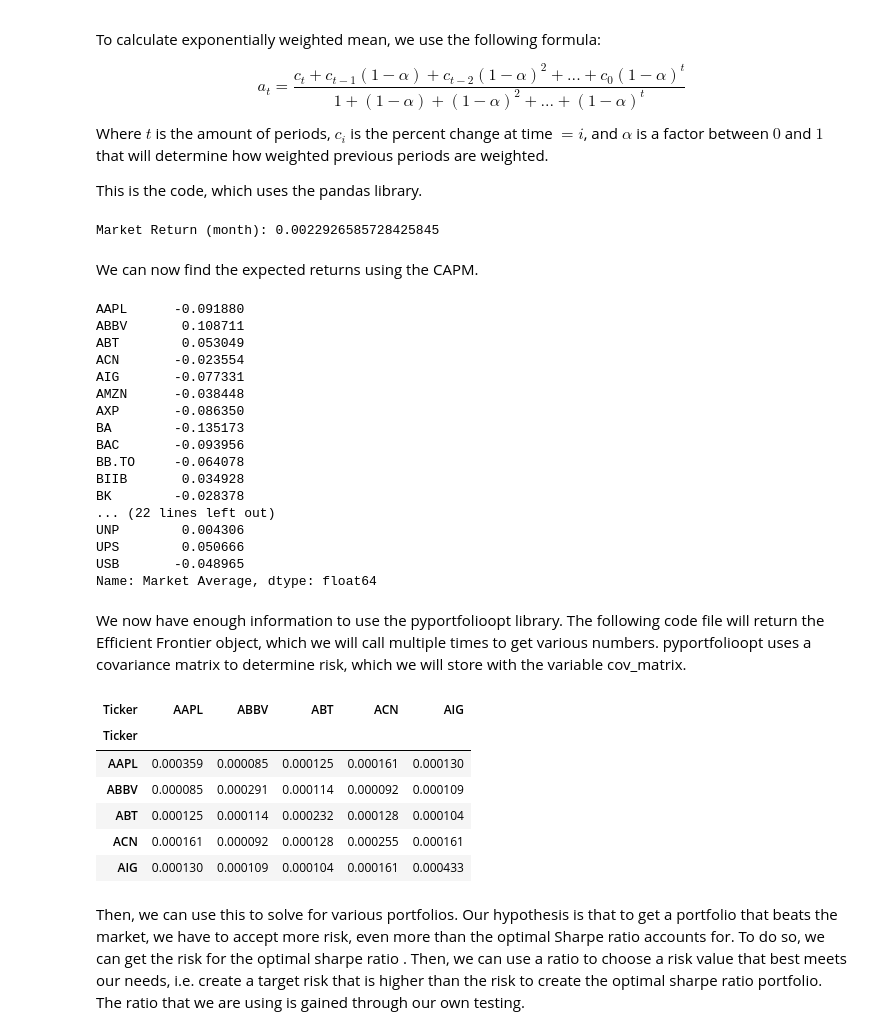
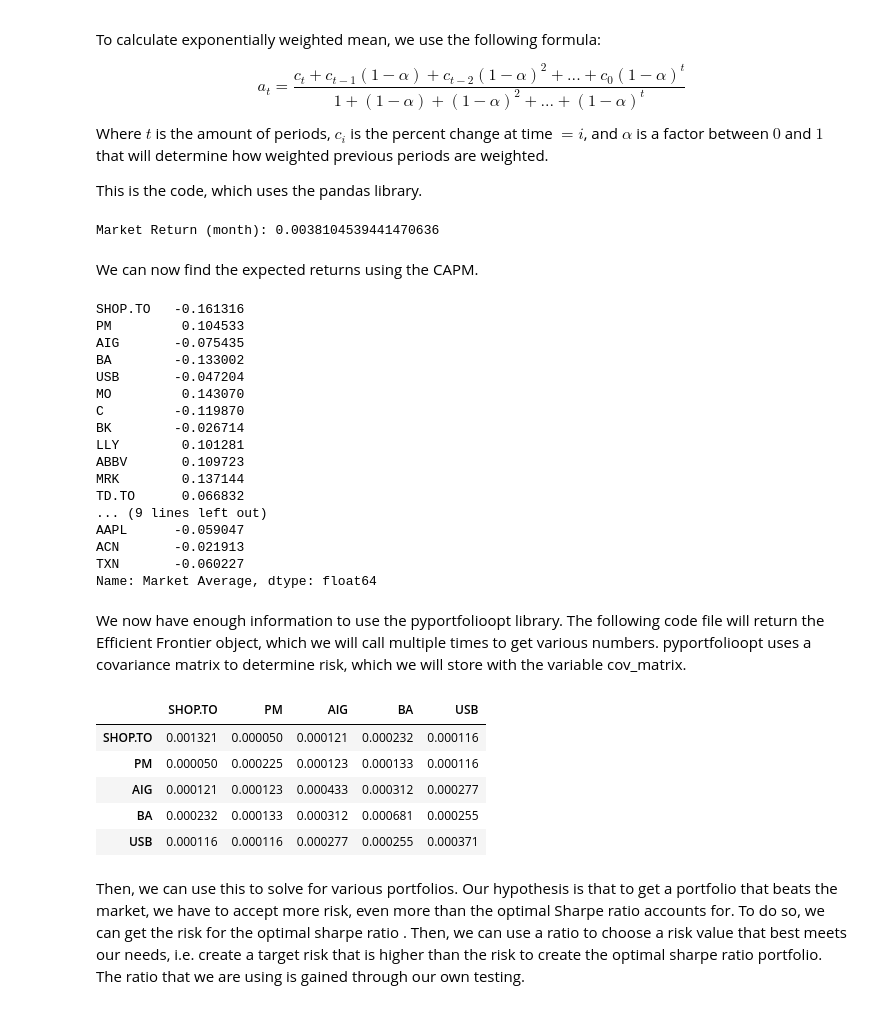
Before and after one commit to JasonLi14/Portfolio-Analyzer, a Jupyter notebook: Team_02_Assignment.ipynb, the cells around one changed output. Cells and saved outputs as stored; diff of their text form; code cells hidden in the pictures.

```diff
--- a/Team_02_Assignment.ipynb
+++ b/Team_02_Assignment.ipynb
@@ -70,6 +69,8 @@ def valid_stocks(tickers_file):
     first_stock.append(tickers_df.columns[0])
     rest_stock = tickers_df.iloc[:, 0].tolist()
     tickers_list = first_stock + rest_stock
+    # Remove duplicates
+    tickers_list = list(set(tickers_list))
 
     # Define the date range for historical data
     start = '2023-10-01'
@@ -572,7 +564,7 @@ def filtering(list_len, stock_correlation_tiers):
 
 ticker_lst = [best_stock]
 
-ticker_lst += filtering(24, stock_correlation_tiers)
+ticker_lst += filtering(23, stock_correlation_tiers)
 
 print(ticker_lst)
 # %% [output]
@@ -747,10 +734,9 @@ market_data["XIU.TO"] = market_data["XIU.TO"] * 1000 / market_data["XIU.TO"].ilo
 market_data["Market Average"] = (market_data["^GSPC"] + market_data["XIU.TO"]) / 2
 display(market_data.head())
 
-
 # -- Now, we find the beta -- #
 # Get stock data
-beta_df = pd.concat([close_prices, market_data["Market Average"]], axis=1)
+beta_df = pd.concat([stock_close_prices, market_data["Market Average"]], axis=1)
 beta_df.dropna(axis=0, inplace=True)
 # Find percent movement
 beta_df_pct = convertToPct(beta_df)
@@ -800,11 +786,11 @@ This is the code, which uses the pandas library.
 # %%
 market_data_pct = convertToPct(market_data)
 market_data_pct.index = pd.to_datetime(market_data_pct.index)
-resampled = market_data_pct.resample("M").ffill()
+resampled = market_data_pct.resample("MS").ffill()
 market_return = resampled.ewm(alpha=0.8, adjust=True).mean()["^GSPC"].iloc[-1]  # We want the last value
 print("Market Return (month):", market_return)  # Remember that this is a percent, not a decimal
 # %% [output]
-Market Return (month): 0.0022926585728425845
+Market Return (month): 0.0038104539441470636
 # %% [markdown]
 We can now find the expected returns using the CAPM.
 # %%
@@ -812,43 +798,42 @@ risk_free = 3.86
 returns = risk_free/12 + betas[:-1]  * (market_return - risk_free/12) # The risk free rate is for a year, so we divide by 12
 display(returns)
 # %% [output]
-AAPL      -0.091880
-ABBV       0.108711
-ABT        0.053049
-ACN       -0.023554
-AIG       -0.077331
-AMZN      -0.038448
-AXP       -0.086350
-BA        -0.135173
-BAC       -0.093956
-BB.TO     -0.064078
-BIIB       0.034928
-BK        -0.028378
-... (22 lines left out)
-UNP        0.004306
-UPS        0.050666
-USB       -0.048965
+SHOP.TO   -0.161316
+PM         0.104533
+AIG       -0.075435
+BA        -0.133002
+USB       -0.047204
+MO         0.143070
+C         -0.119870
+BK        -0.026714
+LLY        0.101281
+ABBV       0.109723
+MRK        0.137144
+TD.TO      0.066832
+... (9 lines left out)
+AAPL      -0.059047
+ACN       -0.021913
+TXN       -0.060227
 Name: Market Average, dtype: float64
 # %% [markdown]
 We now have enough information to use the pyportfolioopt library. The following code file will return the Efficient Frontier object, which we will call multiple times to get various numbers. pyportfolioopt uses a covariance matrix to determine risk, which we will store with the variable cov_matrix.
 # %%
 def optimizedEF(returns: pd.Series, risk: pd.DataFrame, min_weight: float = 0, max_weight: float = 0.15):
     # This will return the efficient frontier (i.e. most return for different amount of risk)
 
     # Because there's limits, we have to incorporate them
     EF = EfficientFrontier(returns, risk, weight_bounds=(min_weight, max_weight))
     return EF
 
-cov_matrix = convertToPct(close_prices).cov()
+cov_matrix = convertToPct(stock_close_prices).cov()
 display(cov_matrix.iloc[:5, :5])
 # %% [output]
-| Ticker | AAPL | ABBV | ABT | ACN | AIG |
-| Ticker |  |  |  |  |  |
-| AAPL | 0.000359 | 0.000085 | 0.000125 | 0.000161 | 0.000130 |
-| ABBV | 0.000085 | 0.000291 | 0.000114 | 0.000092 | 0.000109 |
-| ABT | 0.000125 | 0.000114 | 0.000232 | 0.000128 | 0.000104 |
-| ACN | 0.000161 | 0.000092 | 0.000128 | 0.000255 | 0.000161 |
-| AIG | 0.000130 | 0.000109 | 0.000104 | 0.000161 | 0.000433 |
+|  | SHOP.TO | PM | AIG | BA | USB |
+| SHOP.TO | 0.001321 | 0.000050 | 0.000121 | 0.000232 | 0.000116 |
+| PM | 0.000050 | 0.000225 | 0.000123 | 0.000133 | 0.000116 |
+| AIG | 0.000121 | 0.000123 | 0.000433 | 0.000312 | 0.000277 |
+| BA | 0.000232 | 0.000133 | 0.000312 | 0.000681 | 0.000255 |
+| USB | 0.000116 | 0.000116 | 0.000277 | 0.000255 | 0.000371 |
 # %% [markdown]
 Then, we can use this to solve for various portfolios. Our hypothesis is that to get a portfolio that beats the market, we have to accept more risk, even more than the optimal Sharpe ratio accounts for. To do so, we can get the risk for the optimal sharpe ratio . Then, we can use a ratio to choose a risk value that best meets our needs, i.e. create a target risk that is higher than the risk to create the optimal sharpe ratio portfolio. The ratio that we are using is gained through our own testing.
 # %%
```
Also changed, not shown: parts of 23 cells of this notebook, 1 other file.
